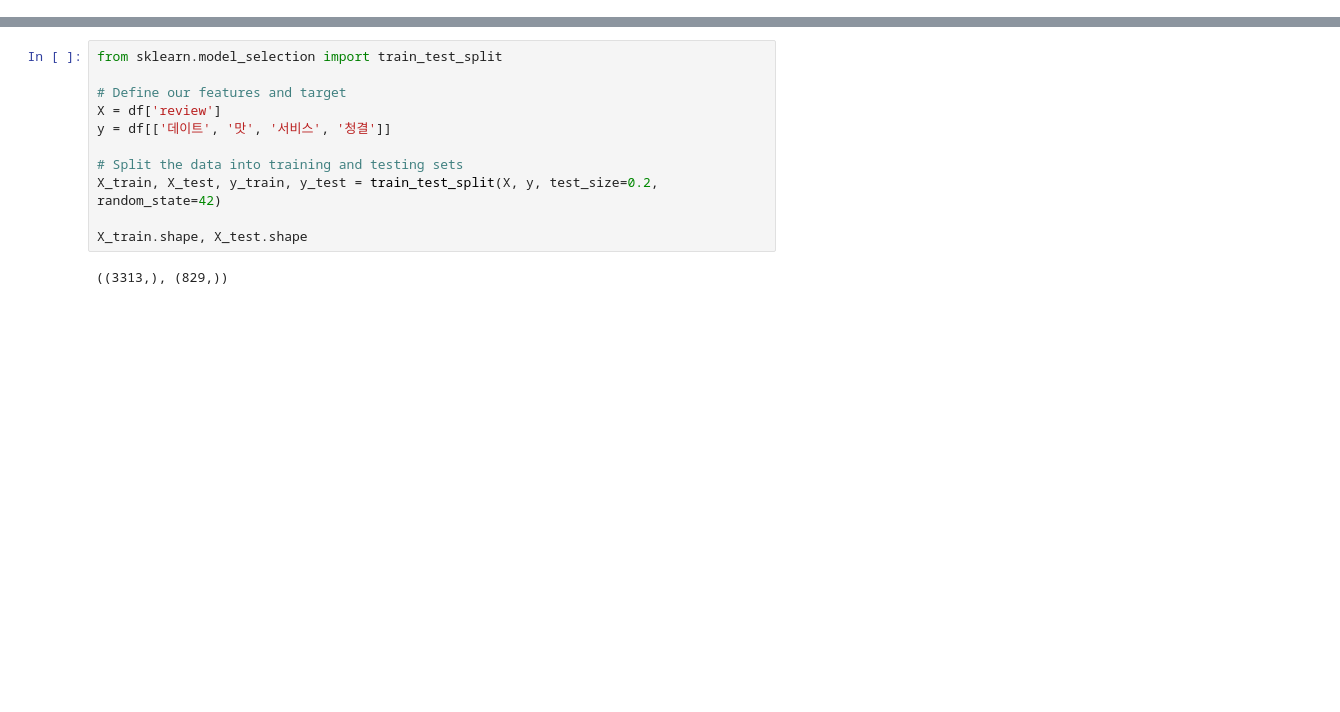
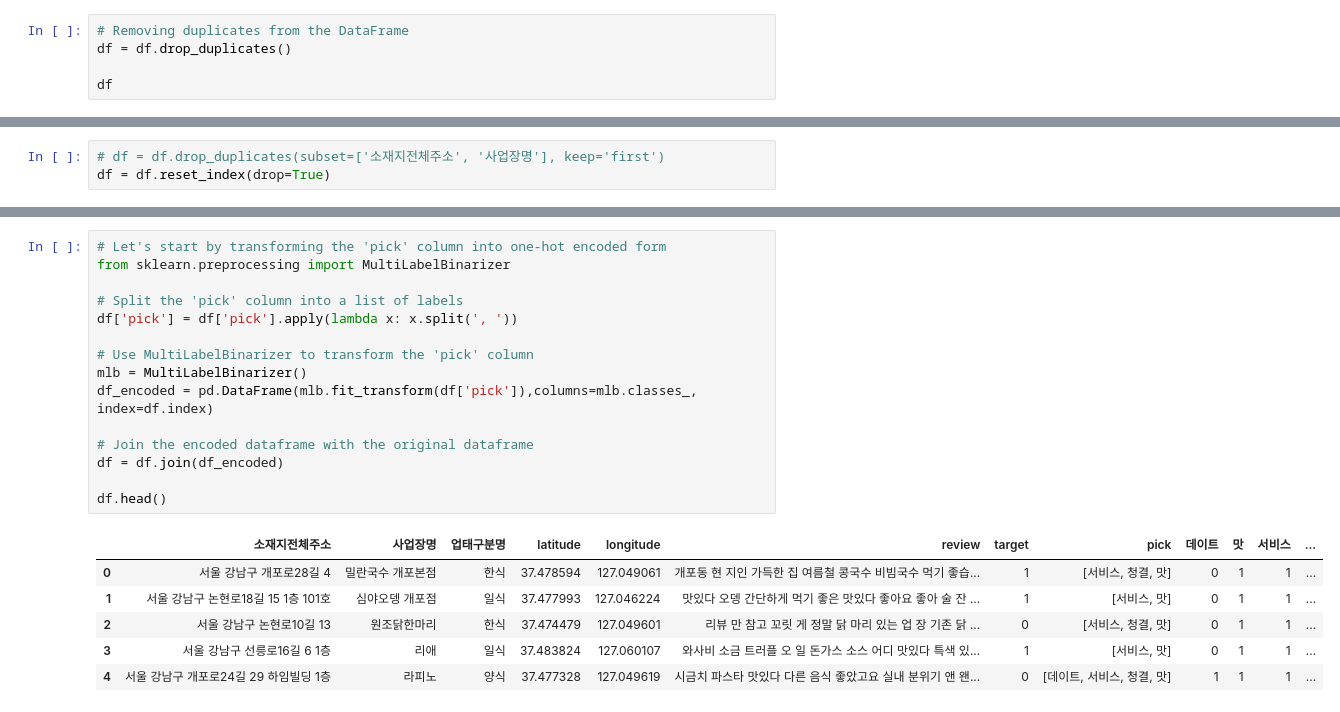
Before and after one commit to KHB2937/Self_Study, a Jupyter notebook: 모델깎기.ipynb, the cells around one changed output, grey strips where cells are left out. Drawn from its saved outputs; the diff is of its cells as text; blank space fills up the shorter version.

```diff
--- a/모델깎기.ipynb
+++ b/모델깎기.ipynb
@@ -18,0 +19,5 @@ df
+# %%
+# Removing duplicates from the DataFrame
+df = df.drop_duplicates()
+
+df
@@ -19,3 +38,6 @@ df
+# %%
+# df = df.drop_duplicates(subset=['소재지전체주소', '사업장명'], keep='first')
+df = df.reset_index(drop=True)
 # %%
 import re
 
@@ -43,16 +70,25 @@ TypeError: expected string or bytes-like object, got 'float'
-# %%
-from sklearn.model_selection import train_test_split
-
-# Define our features and target
-X = df['review']
-y = df[['데이트', '맛', '서비스', '청결']]
-
-# Split the data into training and testing sets
-X_train, X_test, y_train, y_test = train_test_split(X, y, test_size=0.2, random_state=42)
-
-X_train.shape, X_test.shape
-# %% [output]
-((3313,), (829,))
+# %%
+# Let's start by transforming the 'pick' column into one-hot encoded form
+from sklearn.preprocessing import MultiLabelBinarizer
+
+# Split the 'pick' column into a list of labels
+df['pick'] = df['pick'].apply(lambda x: x.split(', '))
+
+# Use MultiLabelBinarizer to transform the 'pick' column
+mlb = MultiLabelBinarizer()
+df_encoded = pd.DataFrame(mlb.fit_transform(df['pick']),columns=mlb.classes_, index=df.index)
+
+# Join the encoded dataframe with the original dataframe
+df = df.join(df_encoded)
+
+df.head()
+# %% [output]
+|  | 소재지전체주소 | 사업장명 | 업태구분명 | latitude | longitude | review | target | pick | 데이트 | 맛 | 서비스 | ... |
+| 0 | 서울 강남구 개포로28길 4 | 밀란국수 개포본점 | 한식 | 37.478594 | 127.049061 | 개포동 현 지인 가득한 집 여름철 콩국수 비빔국수 먹기 좋습... | 1 | [서비스, 청결, 맛] | 0 | 1 | 1 | ... |
+| 1 | 서울 강남구 논현로18길 15 1층 101호 | 심야오뎅 개포점 | 일식 | 37.477993 | 127.046224 | 맛있다 오뎅 간단하게 먹기 좋은 맛있다 좋아요 좋아 술 잔 ... | 1 | [서비스, 맛] | 0 | 1 | 1 | ... |
+| 2 | 서울 강남구 논현로10길 13 | 원조닭한마리 | 한식 | 37.474479 | 127.049601 | 리뷰 만 참고 꼬릿 게 정말 닭 마리 있는 업 장 기존 닭 ... | 0 | [서비스, 청결, 맛] | 0 | 1 | 1 | ... |
+| 3 | 서울 강남구 선릉로16길 6 1층 | 리애 | 일식 | 37.483824 | 127.060107 | 와사비 소금 트러플 오 일 돈가스 소스 어디 맛있다 특색 있... | 1 | [서비스, 맛] | 0 | 1 | 1 | ... |
+| 4 | 서울 강남구 개포로24길 29 하임빌딩 1층 | 라피노 | 양식 | 37.477328 | 127.049619 | 시금치 파스타 맛있다 다른 음식 좋았고요 실내 분위기 앤 왠... | 0 | [데이트, 서비스, 청결, 맛] | 1 | 1 | 1 | ... |
 # %%
 df.isnull().sum()
 # %% [output]
```
Also changed, not shown: parts of 11 cells of this notebook.
